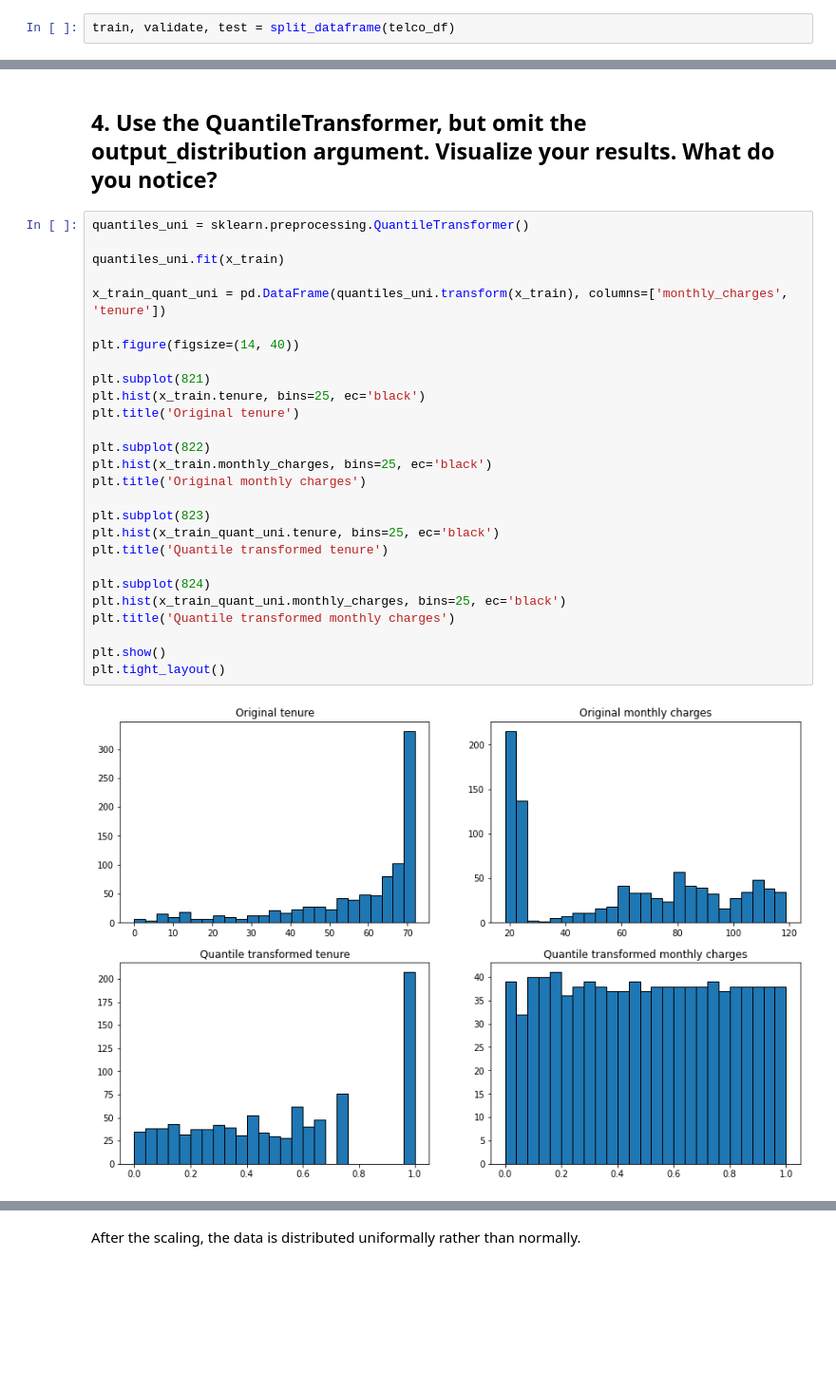
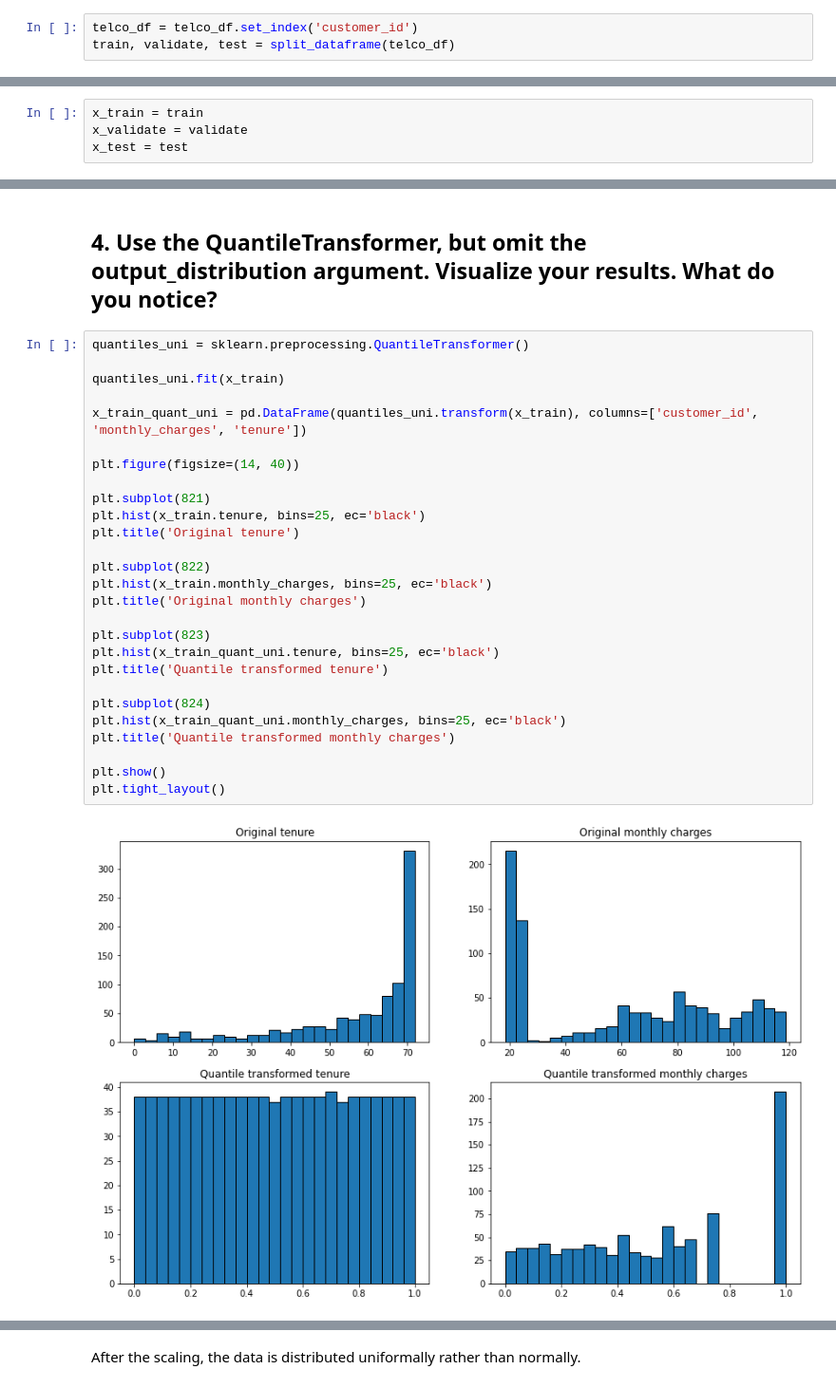
Before and after one commit to david-ryan-alviola/regression-exercises, a Jupyter notebook: scaling.ipynb, the cells around one changed output, grey strips where cells are left out. Shown at 95% size. Cells and saved outputs as stored; diff of their text form; blank space fills up the shorter version.

```diff
--- a/scaling.ipynb
+++ b/scaling.ipynb
@@ -59,4 +60,5 @@ plt.hist(telco_df.monthly_charges, bins=25)
  <BarContainer object of 25 artists>)
 [figure]
 # %%
+telco_df = telco_df.set_index('customer_id')
 train, validate, test = split_dataframe(telco_df)
@@ -70,3 +65,7 @@ x_test = splits['X_test']
+# %%
+x_train = train
+x_validate = validate
+x_test = test
 # %% [markdown]
 #### Min-max scaling
 # %%
@@ -243,32 +242,32 @@ plt.tight_layout()
 # %%
 quantiles_uni = sklearn.preprocessing.QuantileTransformer()
 
 quantiles_uni.fit(x_train)
 
-x_train_quant_uni = pd.DataFrame(quantiles_uni.transform(x_train), columns=['monthly_charges', 'tenure'])
+x_train_quant_uni = pd.DataFrame(quantiles_uni.transform(x_train), columns=['customer_id', 'monthly_charges', 'tenure'])
 
 plt.figure(figsize=(14, 40))
 
 plt.subplot(821)
 plt.hist(x_train.tenure, bins=25, ec='black')
 plt.title('Original tenure')
 
 plt.subplot(822)
 plt.hist(x_train.monthly_charges, bins=25, ec='black')
 plt.title('Original monthly charges')
 
 plt.subplot(823)
 plt.hist(x_train_quant_uni.tenure, bins=25, ec='black')
 plt.title('Quantile transformed tenure')
 
 plt.subplot(824)
 plt.hist(x_train_quant_uni.monthly_charges, bins=25, ec='black')
 plt.title('Quantile transformed monthly charges')
 
 plt.show()
 plt.tight_layout()
 # %% [output]
-[figure, old version]
+[figure, new version]
 <Figure size 432x288 with 0 Axes>
 # %% [markdown]
 After the scaling, the data is distributed uniformally rather than normally.
```
Also changed, not shown: parts of 16 cells of this notebook, 1 other file.
